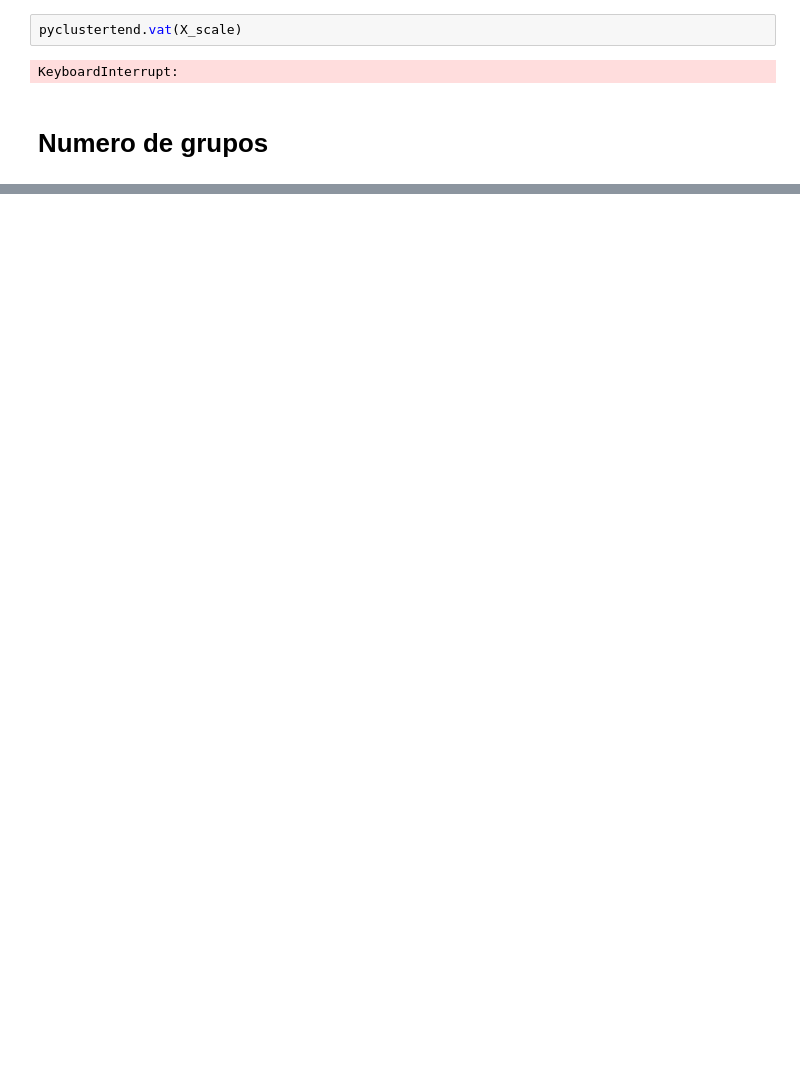
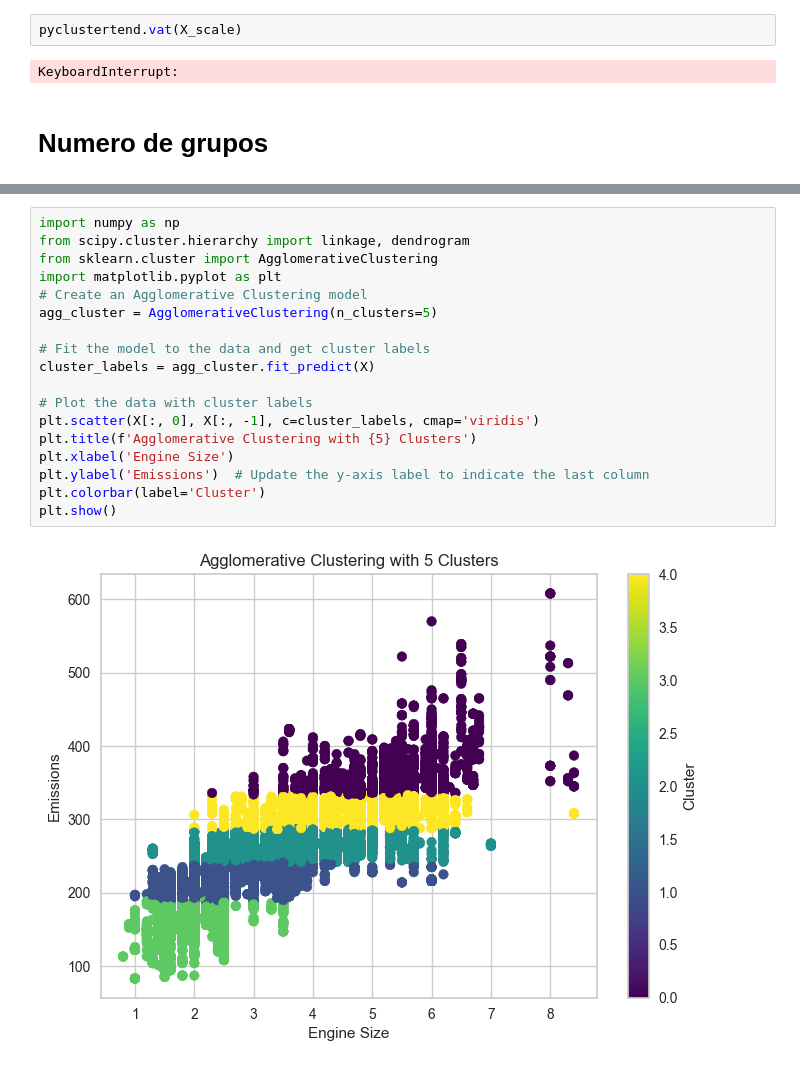
Before and after one commit to FabianJuarez182/Proyecto._Analisis_Exploratorio_MD, a Jupyter notebook: analisis_exploratorio2.ipynb, the cells around one changed output, grey strips where cells are left out. Cells and saved outputs as stored; diff of their text form; blank space fills up the shorter version.

```diff
--- a/analisis_exploratorio2.ipynb
+++ b/analisis_exploratorio2.ipynb
@@ -95 +194,21 @@ plt.show()
+# %%
+import numpy as np
+from scipy.cluster.hierarchy import linkage, dendrogram
+from sklearn.cluster import AgglomerativeClustering
+import matplotlib.pyplot as plt
+# Create an Agglomerative Clustering model
+agg_cluster = AgglomerativeClustering(n_clusters=5)
+
+# Fit the model to the data and get cluster labels
+cluster_labels = agg_cluster.fit_predict(X)
+
+# Plot the data with cluster labels
+plt.scatter(X[:, 0], X[:, -1], c=cluster_labels, cmap='viridis')
+plt.title(f'Agglomerative Clustering with {5} Clusters')
+plt.xlabel('Engine Size')
+plt.ylabel('Emissions')  # Update the y-axis label to indicate the last column
+plt.colorbar(label='Cluster')
+plt.show()
+# %% [output]
+[figure, added]
 # %%
```
Also changed, not shown: parts of 12 cells of this notebook.
